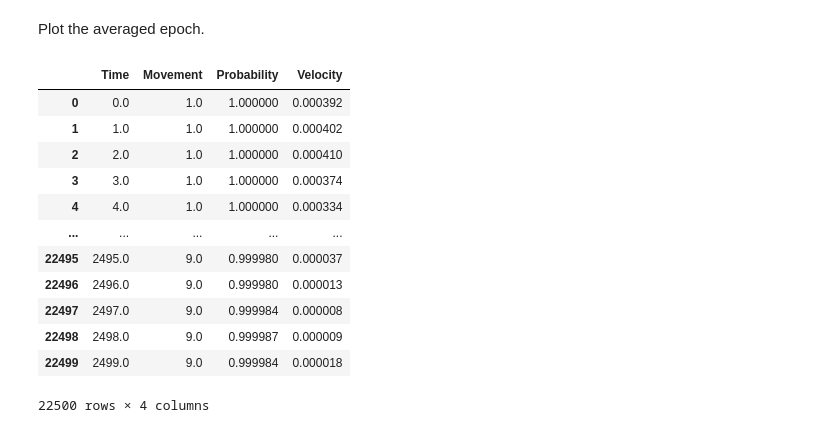
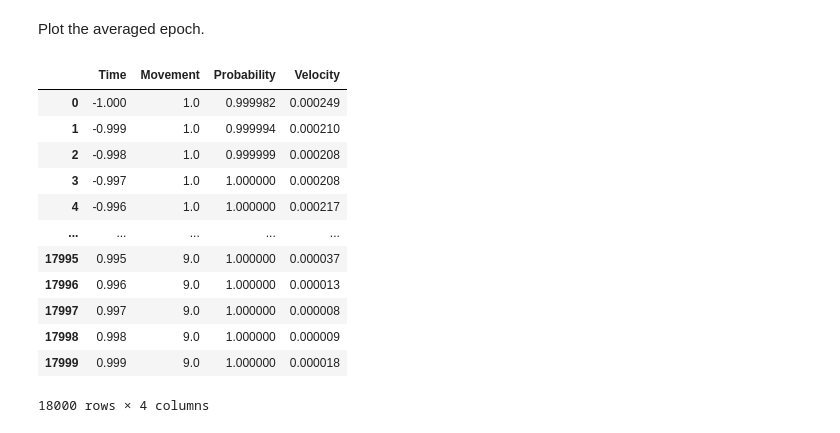
Before and after one commit to lukasgehrke/2021-fastReach, a Jupyter notebook: analyses/Willy_tests/Willy_tests.ipynb, the cells around one changed output. Drawn from its saved outputs; the diff is of its cells as text; code cells hidden in the pictures.

```diff
--- a/analyses/Willy_tests/Willy_tests.ipynb
+++ b/analyses/Willy_tests/Willy_tests.ipynb
@@ -239,7 +240,7 @@ for t, l in zip(g.legend_.texts, new_labels):
 # %% [markdown]
 <font size="5">     <b>EEG</b>
 # %%
-X_eeg_train, X_eeg_test, y_eeg_train, y_eeg_test = train_test_split(df2.iloc[:,2:].values, np.asarray(df2['rp_class']), test_size=0.2, random_state=0)
+X_eeg_train, X_eeg_test, y_eeg_train, y_eeg_test = train_test_split(df2.iloc[:,2:].values, np.asarray(df2['rp_class']), test_size=0.5, random_state=0)
 
 clf_eeg = LDA(solver='lsqr', shrinkage='auto')
 
@@ -446,35 +438,35 @@ sns.relplot(data=vel_acc, x='Time', y='Probability')
 # %%
 #Array of length data full of 0 which got 1 around the movement onset
 true_motion = np.zeros((eeg.shape[1]))
-bef_onset = 1500
+bef_onset = 1000
 aft_onset = 1000
 velocity_array = velocity.values[0]
 
 a_acc = np.zeros((bef_onset + aft_onset)*9)
 a_motion = np.zeros((bef_onset + aft_onset)*9)
 onset = np.ones((bef_onset + aft_onset)*9)
 
 for i in range(9):
 
     a_acc[0+(bef_onset+aft_onset)*i:(bef_onset+aft_onset) + (bef_onset+aft_onset)*i] = b[move[i]-bef_onset:move[i]+aft_onset]
     a_motion[0+(bef_onset+aft_onset)*i:(bef_onset+aft_onset) + (bef_onset+aft_onset)*i] = velocity_array[move[i]-bef_onset:move[i]+aft_onset]
     onset[0+(bef_onset+aft_onset)*i:(bef_onset+aft_onset) + (bef_onset+aft_onset)*i] = i + 1
 
-a_time = np.arange(0,bef_onset+aft_onset)
+a_time = np.arange(-bef_onset,aft_onset)/1000
 a_time = np.tile(a_time, (1, 9)).transpose()
 a_vel_acc = pd.DataFrame(np.column_stack((a_time, onset, a_acc, a_motion)), columns=['Time','Movement', 'Probability', 'Velocity'])
 a_vel_acc
 # %% [output]
 |  | Time | Movement | Probability | Velocity |
-| 0 | 0.0 | 1.0 | 1.000000 | 0.000392 |
-| 1 | 1.0 | 1.0 | 1.000000 | 0.000402 |
-| 2 | 2.0 | 1.0 | 1.000000 | 0.000410 |
-| 3 | 3.0 | 1.0 | 1.000000 | 0.000374 |
-| 4 | 4.0 | 1.0 | 1.000000 | 0.000334 |
+| 0 | -1.000 | 1.0 | 0.999982 | 0.000249 |
+| 1 | -0.999 | 1.0 | 0.999994 | 0.000210 |
+| 2 | -0.998 | 1.0 | 0.999999 | 0.000208 |
+| 3 | -0.997 | 1.0 | 1.000000 | 0.000208 |
+| 4 | -0.996 | 1.0 | 1.000000 | 0.000217 |
 | ... | ... | ... | ... | ... |
-| 22495 | 2495.0 | 9.0 | 0.999980 | 0.000037 |
-| 22496 | 2496.0 | 9.0 | 0.999980 | 0.000013 |
-| 22497 | 2497.0 | 9.0 | 0.999984 | 0.000008 |
-| 22498 | 2498.0 | 9.0 | 0.999987 | 0.000009 |
-| 22499 | 2499.0 | 9.0 | 0.999984 | 0.000018 |
+| 17995 | 0.995 | 9.0 | 1.000000 | 0.000037 |
+| 17996 | 0.996 | 9.0 | 1.000000 | 0.000013 |
+| 17997 | 0.997 | 9.0 | 1.000000 | 0.000008 |
+| 17998 | 0.998 | 9.0 | 1.000000 | 0.000009 |
+| 17999 | 0.999 | 9.0 | 1.000000 | 0.000018 |
-22500 rows × 4 columns
+18000 rows × 4 columns
```
Also changed, not shown: parts of 16 cells of this notebook.
